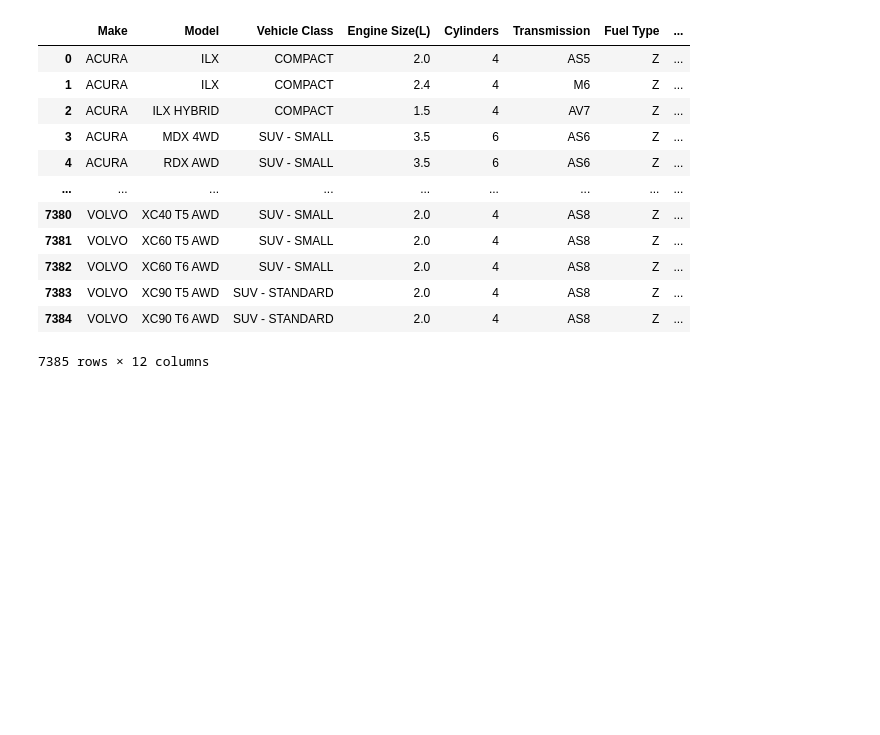
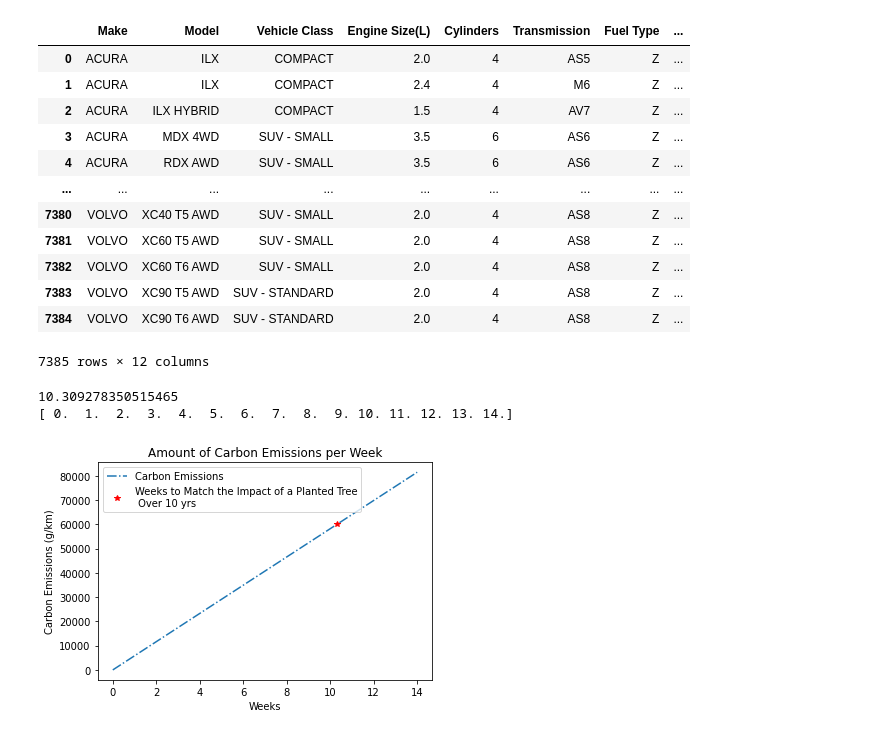
Before and after one commit to riyakatt/Carbon_Impact, a Jupyter notebook: emission_analysis/data_analysis.ipynb, the cells around one changed output. Cells and saved outputs as stored; diff of their text form; code cells hidden in the pictures; blank space fills up the shorter version.

Commit message:
graphs and weekly

```diff
--- a/emission_analysis/data_analysis.ipynb
+++ b/emission_analysis/data_analysis.ipynb
@@ -139,0 +146,22 @@ df_co2
+# %%
+def graph(weekly):
+    amt_weeks_match_tree = 60000/weekly
+    x_axis = np.arange(0,amt_weeks_match_tree+4)
+    y_axis = []
+    for i in x_axis:
+        y_axis.append(weekly*i)
+
+
+    plt.plot( x_axis, y_axis    , "-.")
+    plt.plot(amt_weeks_match_tree, weekly*amt_weeks_match_tree,"*r")
+    plt.xlabel("Weeks")
+    plt.ylabel("Carbon Emissions (g/km)")
+    plt.title("Amount of Carbon Emissions per Week")
+    plt.legend(['Carbon Emissions','Weeks to Match the Impact of a Planted Tree\n Over 10 yrs'])
+    return
+# %%
+graph(194*10*3)
+# %% [output]
+10.309278350515465
+[ 0.  1.  2.  3.  4.  5.  6.  7.  8.  9. 10. 11. 12. 13. 14.]
+[figure, added]
```
Also changed, not shown: parts of 2 cells of this notebook.
